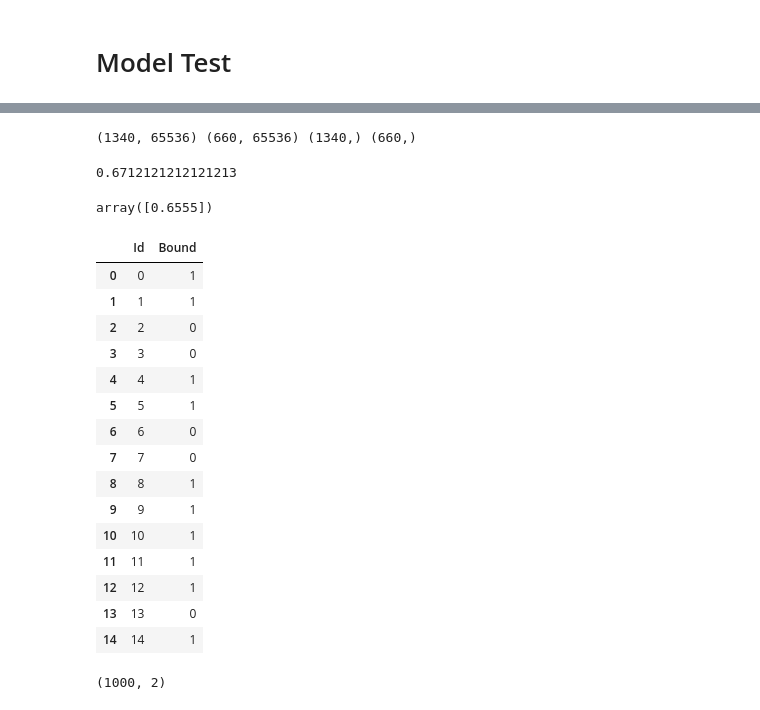
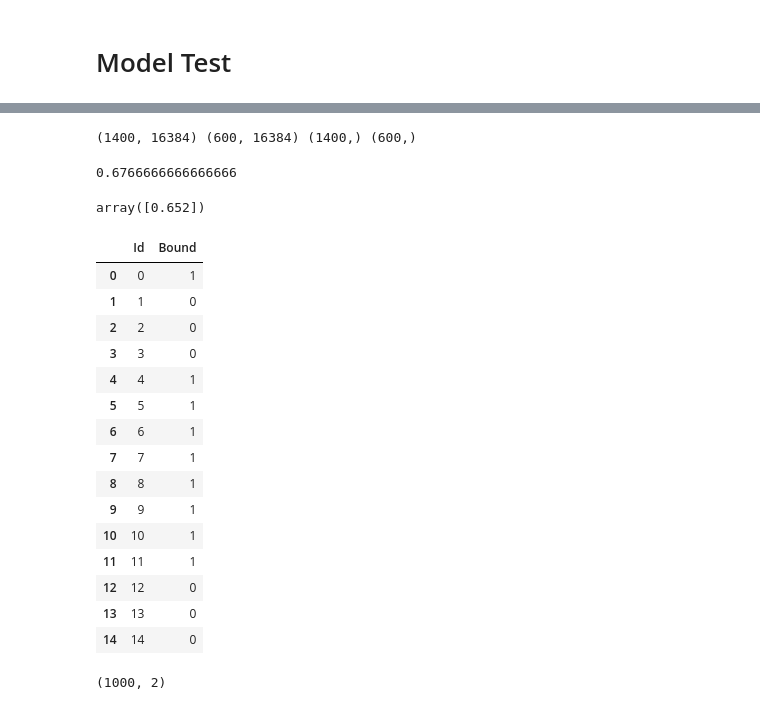
Before and after one commit to IsraelAbebe/kernel-ammi-kaggle-Team-IS, a Jupyter notebook: israel/KernelRidge.ipynb, the cells around one changed output, grey strips where cells are left out. Drawn from its saved outputs; the diff is of its cells as text; code cells hidden in the pictures.

```diff
--- a/israel/KernelRidge.ipynb
+++ b/israel/KernelRidge.ipynb
@@ -358,61 +350,65 @@ df.sort_values(by=['value'])
 # %%
-X_train, X_test, y_train, y_test = get_train_test(np.array(kmer_data)[:2000,:],y,0.33)
+X_train, X_test, y_train, y_test = get_train_test(get_data(7)[:2000,:],y,0.3)
 # %% [output]
-(1340, 65536) (660, 65536) (1340,) (660,)
+(1400, 16384) (600, 16384) (1400,) (600,)
 # %%
 model = KernelRidgeRegression(
-                kernel='polynomial',
-                lambd=0.0001,
-                sigma=50,
-                power=2
+                kernel='linear',
+                lambd=0.688381,
+                sigma=93.801110,
+                power=4
             ).fit(X_train, y_train)
 result = sum(np.sign(model.predict(X_test))==y_test)/len(y_test)
 result
 # %% [output]
-0.6712121212121213
+0.6766666666666666
-# %%
-cross_validate(np.array(kmer_data)[:2000,:],y,kernel='polynomial',k=4,power=2,lambd=1,sigma=10)
-# %% [output]
-array([0.6555])
+# %%
+cross_validate(get_data(7)[:2000,:],y,kernel='linear',
+                lambd=0.688381,
+                sigma=93.801110,
+                power=4,
+                k = 4)
+# %% [output]
+array([0.652])
 # %%
-X_test_final = np.array(kmer_data)[2000:,:]
+X_test_final = get_data(7)[2000:,:]
 
 
 sumbission = []
 for i in range(len(X_test_final)):
     r1 = np.sign(model.predict(X_test_final[i]))
 
     if r1 == 1:
         sumbission.append([i,int(r1)])
     elif r1 == -1:
         sumbission.append([i,0])
     else:
         print('problem')
 
 
 # sumbission
 df = pd.DataFrame(sumbission)
 df.columns = ['Id','Bound']
-df.to_csv('cv_655_linear_overfitted.csv',index=False)
+df.to_csv('cv_65.75_linear_overfitted.csv',index=False)
 
 df.head(15)
 # %% [output]
 |  | Id | Bound |
 | 0 | 0 | 1 |
-| 1 | 1 | 1 |
+| 1 | 1 | 0 |
 | 2 | 2 | 0 |
 | 3 | 3 | 0 |
 | 4 | 4 | 1 |
 | 5 | 5 | 1 |
-| 6 | 6 | 0 |
-| 7 | 7 | 0 |
+| 6 | 6 | 1 |
+| 7 | 7 | 1 |
 | 8 | 8 | 1 |
 | 9 | 9 | 1 |
 | 10 | 10 | 1 |
 | 11 | 11 | 1 |
-| 12 | 12 | 1 |
+| 12 | 12 | 0 |
 | 13 | 13 | 0 |
-| 14 | 14 | 1 |
+| 14 | 14 | 0 |
 # %%
 df.shape
 # %% [output]
```
Also changed, not shown: parts of 4 cells of this notebook, 3 other files.
